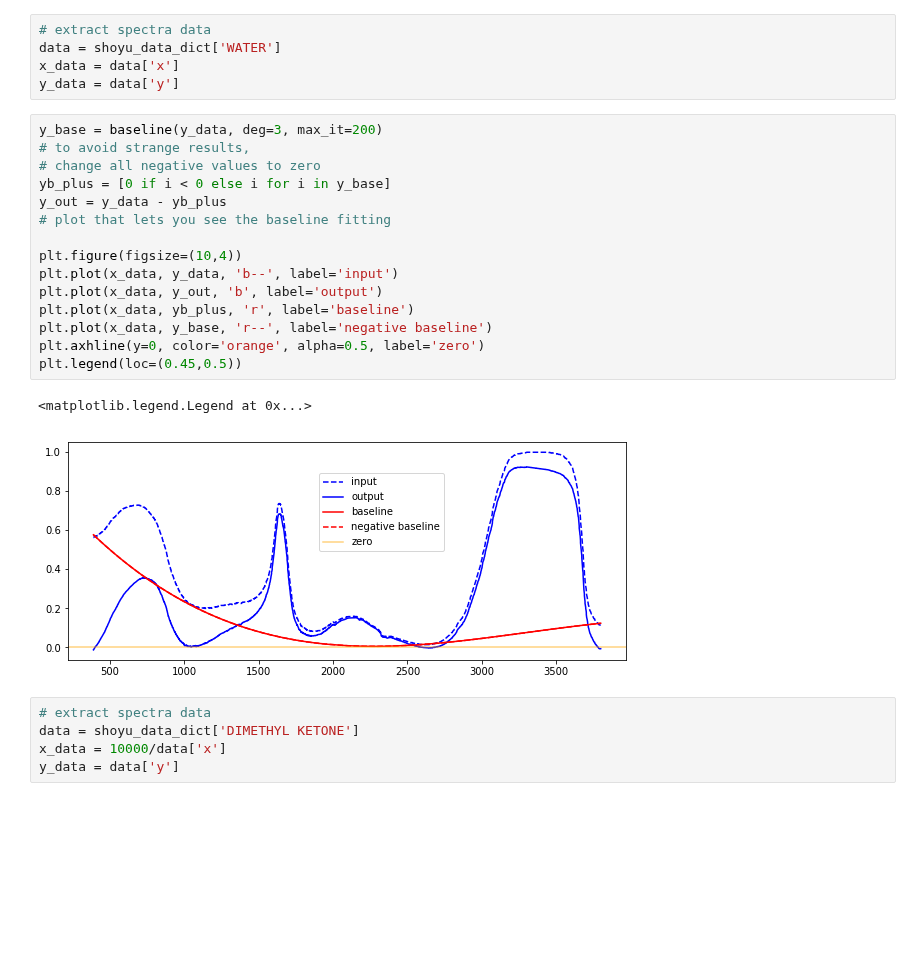
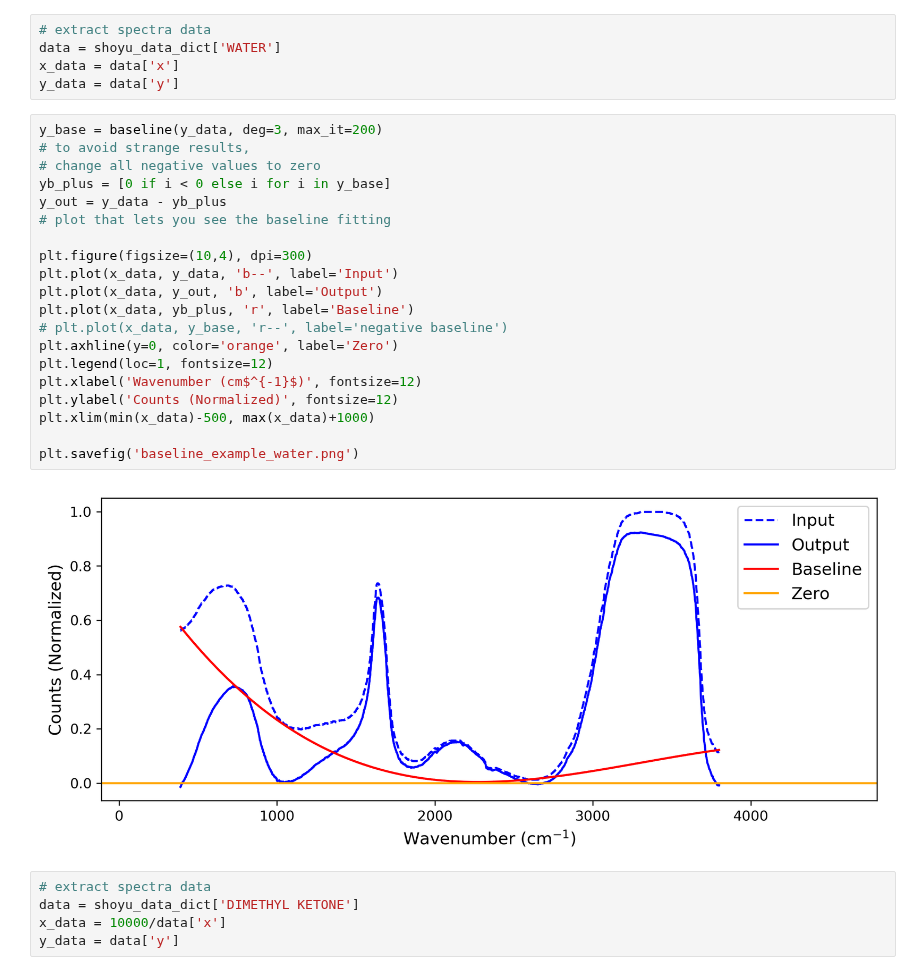
Before and after one commit to raman-noodles/Raman-noodles, a Jupyter notebook: examples/Poster Figures.ipynb, the cells around one changed output. Drawn from its saved outputs; the diff is of its cells as text; blank space fills up the shorter version.

```diff
--- a/examples/Poster Figures.ipynb
+++ b/examples/Poster Figures.ipynb
@@ -27,21 +27,25 @@ y_data = data['y']
 # %%
 y_base = baseline(y_data, deg=3, max_it=200)
 # to avoid strange results,
 # change all negative values to zero
 yb_plus = [0 if i < 0 else i for i in y_base]
 y_out = y_data - yb_plus
 # plot that lets you see the baseline fitting
 
-plt.figure(figsize=(10,4))
-plt.plot(x_data, y_data, 'b--', label='input')
-plt.plot(x_data, y_out, 'b', label='output')
-plt.plot(x_data, yb_plus, 'r', label='baseline')
-plt.plot(x_data, y_base, 'r--', label='negative baseline')
-plt.axhline(y=0, color='orange', alpha=0.5, label='zero')
-plt.legend(loc=(0.45,0.5))
+plt.figure(figsize=(10,4), dpi=300)
+plt.plot(x_data, y_data, 'b--', label='Input')
+plt.plot(x_data, y_out, 'b', label='Output')
+plt.plot(x_data, yb_plus, 'r', label='Baseline')
+# plt.plot(x_data, y_base, 'r--', label='negative baseline')
+plt.axhline(y=0, color='orange', label='Zero')
+plt.legend(loc=1, fontsize=12)
+plt.xlabel('Wavenumber (cm$^{-1}$)', fontsize=12)
+plt.ylabel('Counts (Normalized)', fontsize=12)
+plt.xlim(min(x_data)-500, max(x_data)+1000)
+
+plt.savefig('baseline_example_water.png')
 # %% [output]
-<matplotlib.legend.Legend at 0x...>
-[figure, old version]
+[figure, new version]
 # %%
 # extract spectra data
 data = shoyu_data_dict['DIMETHYL KETONE']
```
Also changed, not shown: parts of 5 cells of this notebook, 7 other files.
